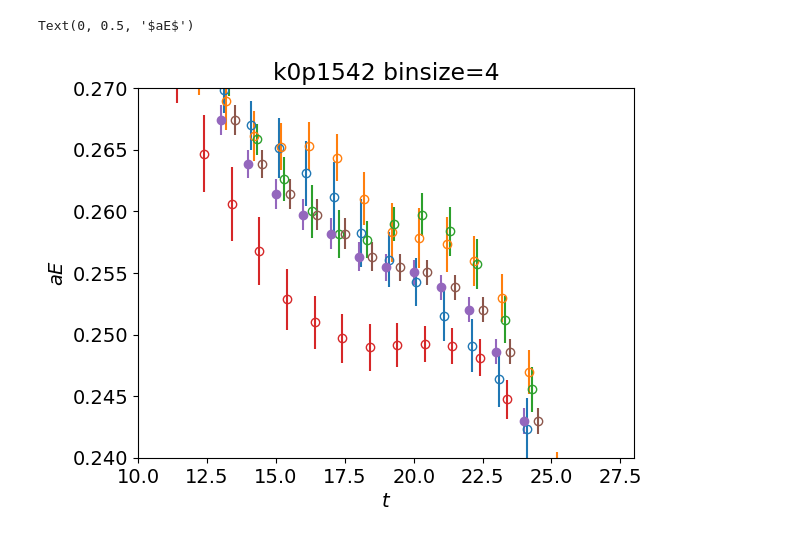
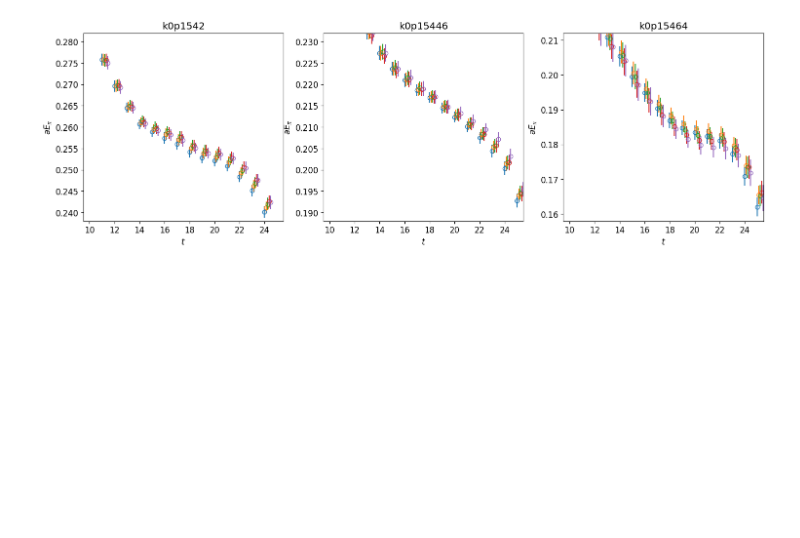
Before and after one commit to chrisculver/su4_hmc_analysis, a Jupyter notebook: MesonFitting/analyze_meson_corrs.ipynb, the cells around one changed output. Saved outputs shown, nothing was run; the diff lists cells and outputs as text; code cells hidden in the pictures; blank space fills up the shorter version.

```diff
--- a/MesonFitting/analyze_meson_corrs.ipynb
+++ b/MesonFitting/analyze_meson_corrs.ipynb
@@ -42,27 +62,19 @@ plt.show()
-# %%
-kappa="k0p1542"
-
-cfgsets = [[180,280],[280,380],[380,480],[480,580],[180,580]]
-
-bin=4
-
-for i,set in enumerate(cfgsets):
-    nmean = lambda data : np.mean(data,axis=0)
-
-    pidata=jackKnife(log_eff_mass, data[kappa][5][set[0]:set[1]], bin)
-
-    if i==len(cfgsets)-1:
-        plt.errorbar([t for t in range(int(NT/2)-1)], pidata[0], pidata[1], linestyle="None", marker="o")
-    plt.errorbar([t+(i+1)*0.1 for t in range(int(NT/2)-1)], pidata[0], pidata[1], linestyle="None", marker="o", markerfacecolor="None")
-
-
-
-plt.xlim(10,28)
-plt.ylim(0.24,0.27)
-plt.title(kappa+" binsize="+str(bin))
-plt.xlabel(r'$t$')
-plt.ylabel(r'$aE$')
-# %% [output]
-Text(0, 0.5, '$aE$')
-[figure, removed]
+# %%
+fig = plt.figure(figsize=(18,5))
+gs = gridspec.GridSpec(1,3)
+ylims={"k0p1542": (0.238,0.282), "k0p15446": (0.188,0.232), "k0p15464": (0.158,0.212)}
+for i,kappa in enumerate(kappas):
+    ax=fig.add_subplot(gs[i])
+
+    corr=data[kappa][5]
+    for i,cut in enumerate([0,10,20,30,40]):
+        d=jackKnife(log_eff_mass, corr[cut:,:], 2)
+        ax.errorbar([t+0.12*i for t in range(int(NT/2)-1)], d[0], d[1], linestyle="None", marker="o", markerfacecolor="None")
+        ax.set_ylim(ylims[kappa])
+        ax.set_xlim(9.5,25.5)
+    ax.set_xlabel(r'$t$')
+    ax.set_ylabel(r'$aE_{\pi}$')
+    ax.set_title(kappa)
+# %% [output]
+[figure, added]
 # %% [markdown]
```
Also changed, not shown: parts of 16 cells of this notebook, 17 other files.
